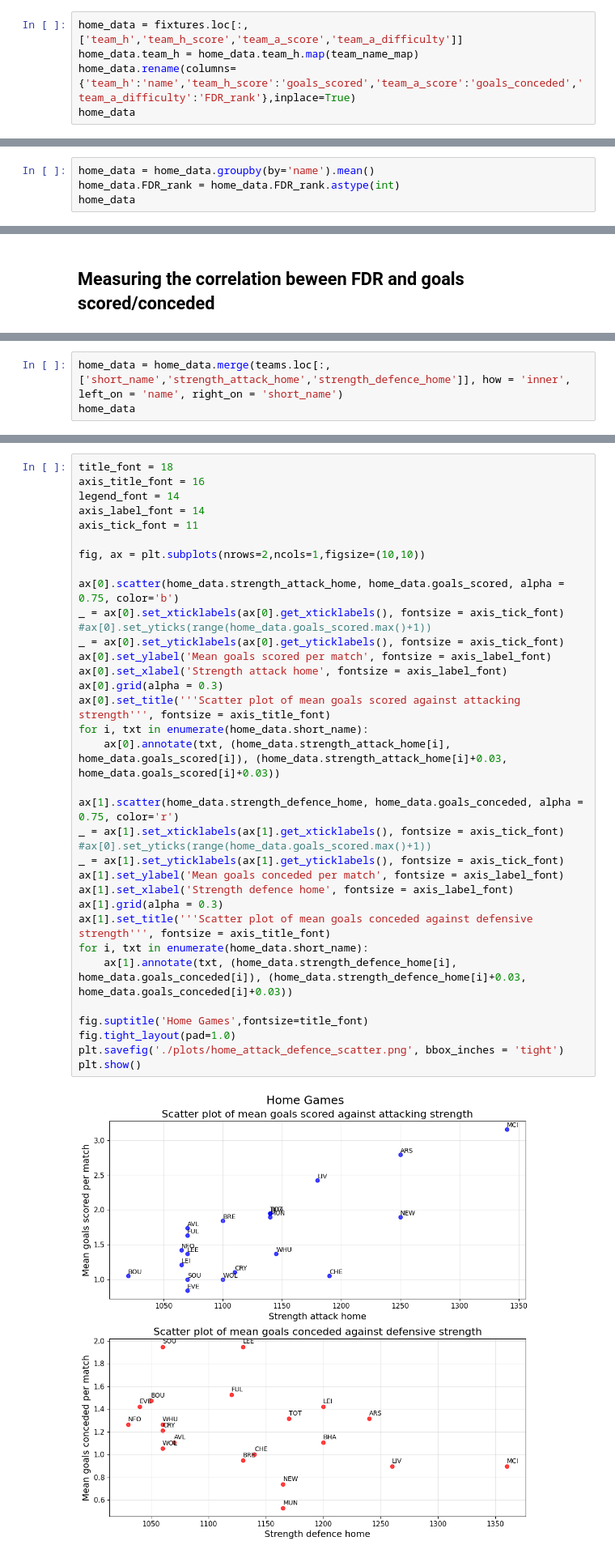
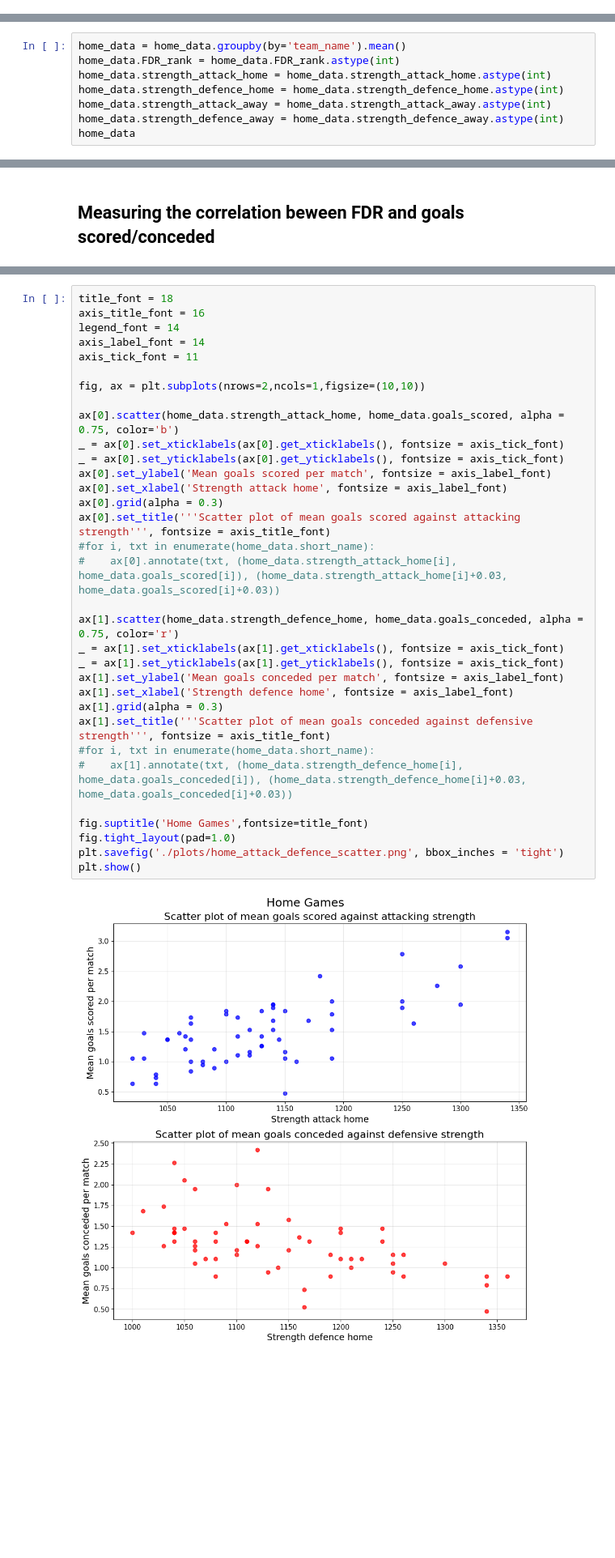
Before and after one commit to cooke99/PL-Analysis, a Jupyter notebook: Team strength analysis.ipynb, the cells around one changed output, grey strips where cells are left out. Shown: that part at 81% size. Drawn from its saved outputs; the diff is of its cells as text; blank space fills up the shorter version.

```diff
--- a/Team strength analysis.ipynb
+++ b/Team strength analysis.ipynb
@@ -90,5 +102,0 @@ away_data
-# %%
-home_data = fixtures.loc[:,['team_h','team_h_score','team_a_score','team_a_difficulty']]
-home_data.team_h = home_data.team_h.map(team_name_map)
-home_data.rename(columns={'team_h':'name','team_h_score':'goals_scored','team_a_score':'goals_conceded','team_a_difficulty':'FDR_rank'},inplace=True)
-home_data
@@ -151,5 +103,9 @@ So each team has an FDR rank for home and for away, which doesn't seem to change
 # %%
-home_data = home_data.groupby(by='name').mean()
+home_data = home_data.groupby(by='team_name').mean()
 home_data.FDR_rank = home_data.FDR_rank.astype(int)
+home_data.strength_attack_home = home_data.strength_attack_home.astype(int)
+home_data.strength_defence_home = home_data.strength_defence_home.astype(int)
+home_data.strength_attack_away = home_data.strength_attack_away.astype(int)
+home_data.strength_defence_away = home_data.strength_defence_away.astype(int)
 home_data
 # %% [output]
@@ -319,3 +333,0 @@ Since mean goals scored/conceded per match is a continuous numeric variable and
-# %%
-home_data = home_data.merge(teams.loc[:,['short_name','strength_attack_home','strength_defence_home']], how = 'inner', left_on = 'name', right_on = 'short_name')
-home_data
@@ -342,40 +334,38 @@ home_data
 # %%
 title_font = 18
 axis_title_font = 16
 legend_font = 14
 axis_label_font = 14
 axis_tick_font = 11
 
 fig, ax = plt.subplots(nrows=2,ncols=1,figsize=(10,10))
 
 ax[0].scatter(home_data.strength_attack_home, home_data.goals_scored, alpha = 0.75, color='b')
 _ = ax[0].set_xticklabels(ax[0].get_xticklabels(), fontsize = axis_tick_font)
-#ax[0].set_yticks(range(home_data.goals_scored.max()+1))
 _ = ax[0].set_yticklabels(ax[0].get_yticklabels(), fontsize = axis_tick_font)
 ax[0].set_ylabel('Mean goals scored per match', fontsize = axis_label_font)
 ax[0].set_xlabel('Strength attack home', fontsize = axis_label_font)
 ax[0].grid(alpha = 0.3)
 ax[0].set_title('''Scatter plot of mean goals scored against attacking strength''', fontsize = axis_title_font)
-for i, txt in enumerate(home_data.short_name):
-    ax[0].annotate(txt, (home_data.strength_attack_home[i], home_data.goals_scored[i]), (home_data.strength_attack_home[i]+0.03, home_data.goals_scored[i]+0.03))
+#for i, txt in enumerate(home_data.short_name):
+#    ax[0].annotate(txt, (home_data.strength_attack_home[i], home_data.goals_scored[i]), (home_data.strength_attack_home[i]+0.03, home_data.goals_scored[i]+0.03))
 
 ax[1].scatter(home_data.strength_defence_home, home_data.goals_conceded, alpha = 0.75, color='r')
 _ = ax[1].set_xticklabels(ax[1].get_xticklabels(), fontsize = axis_tick_font)
-#ax[0].set_yticks(range(home_data.goals_scored.max()+1))
 _ = ax[1].set_yticklabels(ax[1].get_yticklabels(), fontsize = axis_tick_font)
 ax[1].set_ylabel('Mean goals conceded per match', fontsize = axis_label_font)
 ax[1].set_xlabel('Strength defence home', fontsize = axis_label_font)
 ax[1].grid(alpha = 0.3)
 ax[1].set_title('''Scatter plot of mean goals conceded against defensive strength''', fontsize = axis_title_font)
-for i, txt in enumerate(home_data.short_name):
-    ax[1].annotate(txt, (home_data.strength_defence_home[i], home_data.goals_conceded[i]), (home_data.strength_defence_home[i]+0.03, home_data.goals_conceded[i]+0.03))
+#for i, txt in enumerate(home_data.short_name):
+#    ax[1].annotate(txt, (home_data.strength_defence_home[i], home_data.goals_conceded[i]), (home_data.strength_defence_home[i]+0.03, home_data.goals_conceded[i]+0.03))
 
 fig.suptitle('Home Games',fontsize=title_font)
 fig.tight_layout(pad=1.0)
 plt.savefig('./plots/home_attack_defence_scatter.png', bbox_inches = 'tight')
 plt.show()
 # %% [output]
-[figure, old version]
+[figure, new version]
 # %% [markdown]
 ## Measuring the Correlation between strength and goals scored/conceded
 # %%
```
Also changed, not shown: parts of 32 cells of this notebook.
